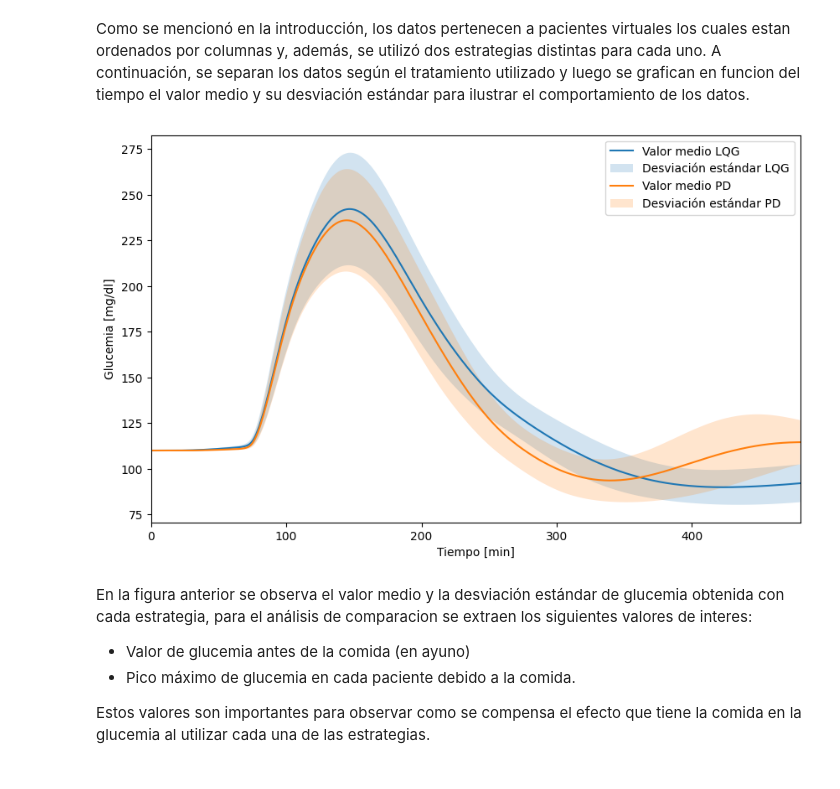
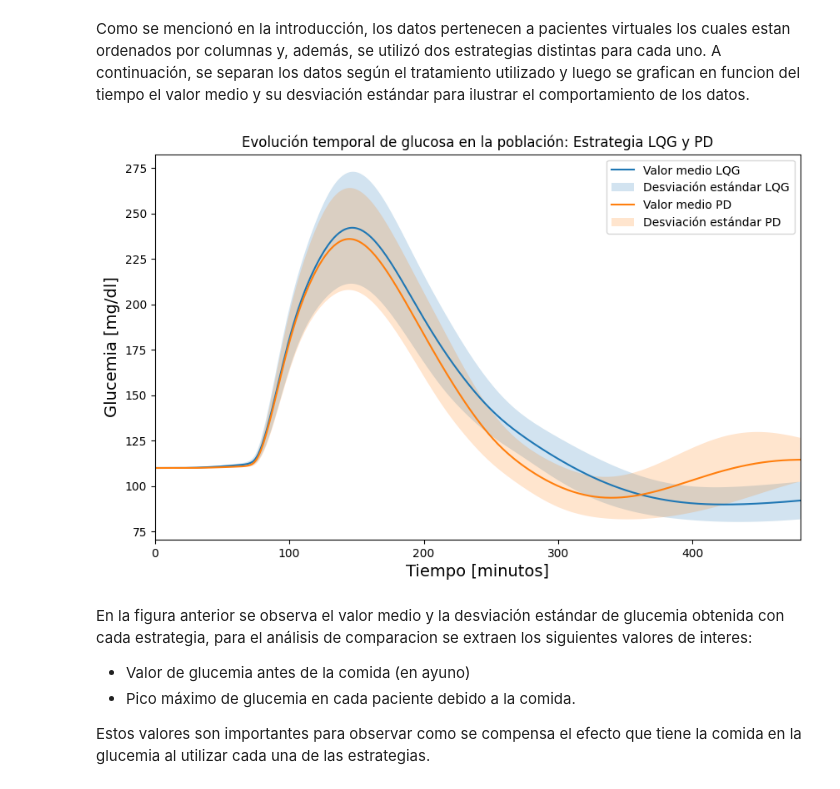
Before and after one commit to LeonelDRJ/trabajo_final_DaRosa_Jurao, a Jupyter notebook: Trabajo_final.ipynb, the cells around one changed output. Saved outputs shown, nothing was run; the diff lists cells and outputs as text; code cells hidden in the pictures.

```diff
--- a/Trabajo_final.ipynb
+++ b/Trabajo_final.ipynb
@@ -41,31 +41,32 @@ Como se mencionó en la introducción, los datos pertenecen a pacientes virtuale
 # %%
 %matplotlib inline
 #%matplotlib qt
 
 # Separacion de datos para cada estrategia
-lqg = df.iloc[:,0:10]
-pd  = df.iloc[:,10:20]
-t   = np.arange(0, len(lqg), 1)
+glcuemia_lqg = df.iloc[:,0:10]
+glcuemia_pd  = df.iloc[:,10:20]
+t   = np.arange(0, len(glcuemia_lqg), 1)
 
 # Cálculo del valor medio y desviación estándar de cada una
-vm_lqg  = np.mean(lqg,axis=1)
-std_lqg = np.std(lqg,axis=1)
-vm_pd   = np.mean(pd,axis=1)
-std_pd  = np.std(pd,axis=1)
+vm_lqg  = np.mean(glcuemia_lqg,axis=1)
+std_lqg = np.std(glcuemia_lqg,axis=1)
+vm_pd   = np.mean(glcuemia_pd,axis=1)
+std_pd  = np.std(glcuemia_pd,axis=1)
 
 # Presentación de gráficos
 plt.figure(figsize=(10,6))
 plt.plot(t,vm_lqg,label='Valor medio LQG')
 plt.fill_between(t,vm_lqg-std_lqg,vm_lqg+std_lqg, alpha=0.2, label='Desviación estándar LQG')
 plt.plot(t,vm_pd,label='Valor medio PD')
 plt.fill_between(t,vm_pd-std_pd,vm_pd+std_pd, alpha=0.2, label='Desviación estándar PD')
 plt.xlim(t[0], t[len(lqg)-1])
-plt.ylabel("Glucemia [mg/dl]")
-plt.xlabel("Tiempo [min]")
+plt.ylabel("Glucemia [mg/dl]",fontsize=14)
+plt.xlabel("Tiempo [minutos]",fontsize=14)
 plt.legend()
+plt.title('Evolución temporal de glucosa en la población: Estrategia LQG y PD')
 plt.show()
 # %% [output]
-[figure, old version]
+[figure, new version]
 # %% [markdown]
 En la figura anterior se observa el valor medio y la desviación estándar de glucemia obtenida con cada estrategia, para el análisis de comparacion se extraen los siguientes valores de interes:
 *   Valor de glucemia antes de la comida (en ayuno)
```
Also changed, not shown: parts of 5 cells of this notebook.
